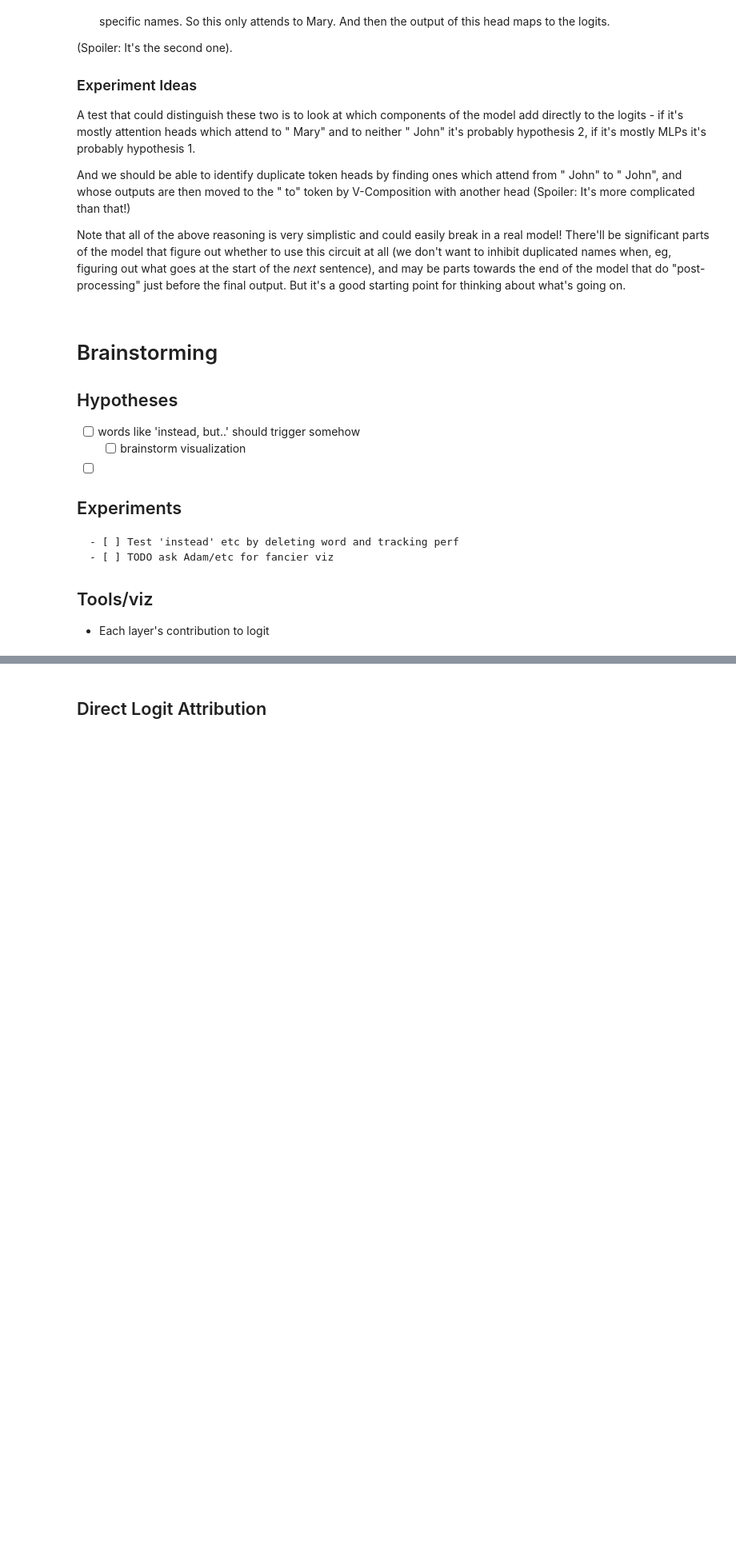
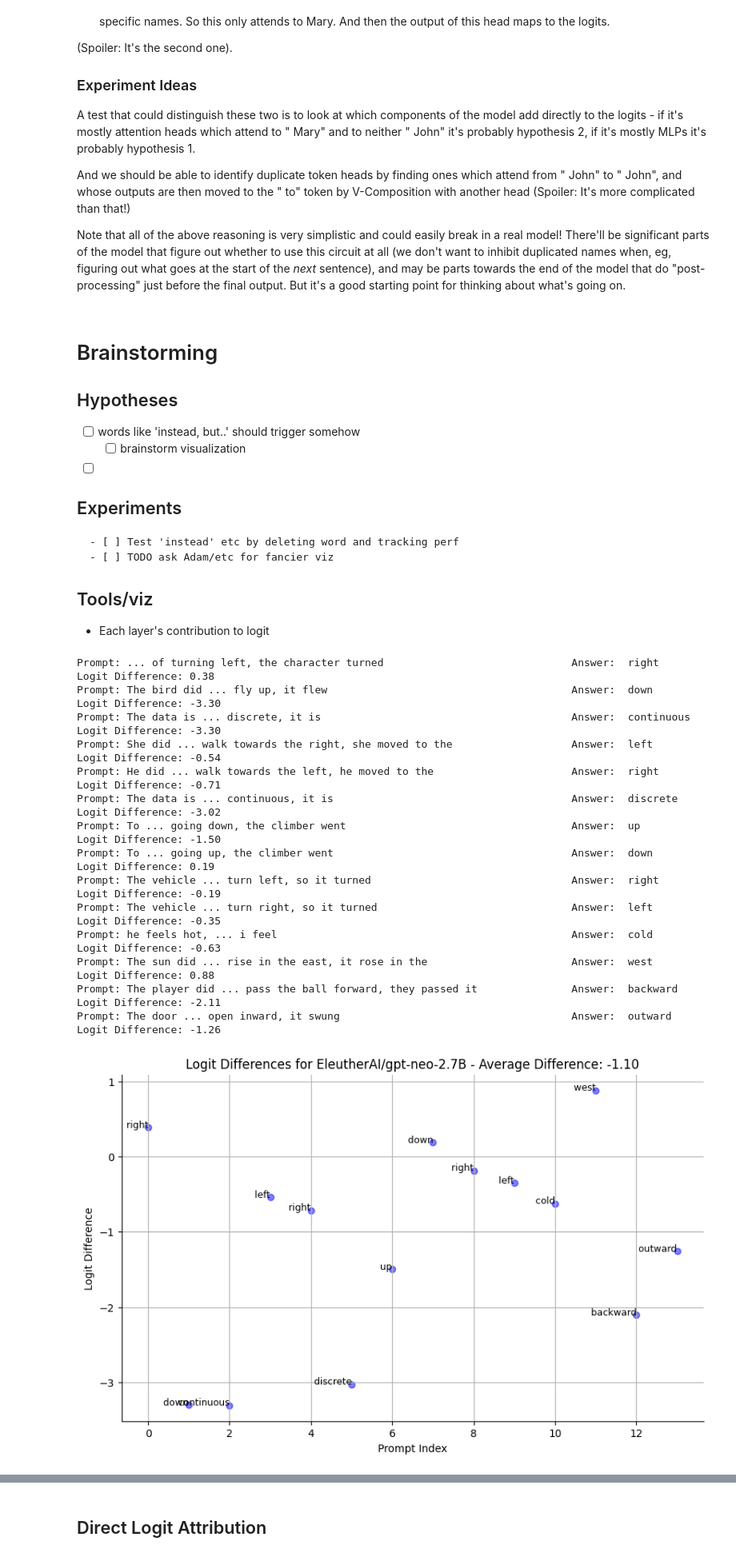
Before and after one commit to alok/nanda-mech-interp, a Jupyter notebook: src/nanda_mech_interp/experiments.ipynb, the cells around one changed output, grey strips where cells are left out. Shown at 80% size. Saved outputs shown, nothing was run; the diff lists cells and outputs as text; code cells hidden in the pictures; folded sections open; blank space fills up the shorter version.

Commit message:
Test eliding words

```diff
--- a/src/nanda_mech_interp/experiments.ipynb
+++ b/src/nanda_mech_interp/experiments.ipynb
@@ -654,0 +548,18 @@ Note that all of the above reasoning is very simplistic and could easily break i
+# %%
+test_prompts_and_answers(elided_prompts_and_answers, model)
+# %% [output]
+Prompt: ... of turning left, the character turned                              Answer:  right          Logit Difference: 0.38
+Prompt: The bird did ... fly up, it flew                                       Answer:  down           Logit Difference: -3.30
+Prompt: The data is ... discrete, it is                                        Answer:  continuous     Logit Difference: -3.30
+Prompt: She did ... walk towards the right, she moved to the                   Answer:  left           Logit Difference: -0.54
+Prompt: He did ... walk towards the left, he moved to the                      Answer:  right          Logit Difference: -0.71
+Prompt: The data is ... continuous, it is                                      Answer:  discrete       Logit Difference: -3.02
+Prompt: To ... going down, the climber went                                    Answer:  up             Logit Difference: -1.50
+Prompt: To ... going up, the climber went                                      Answer:  down           Logit Difference: 0.19
+Prompt: The vehicle ... turn left, so it turned                                Answer:  right          Logit Difference: -0.19
+Prompt: The vehicle ... turn right, so it turned                               Answer:  left           Logit Difference: -0.35
+Prompt: he feels hot, ... i feel                                               Answer:  cold           Logit Difference: -0.63
+Prompt: The sun did ... rise in the east, it rose in the                       Answer:  west           Logit Difference: 0.88
+Prompt: The player did ... pass the ball forward, they passed it               Answer:  backward       Logit Difference: -2.11
+Prompt: The door ... open inward, it swung                                     Answer:  outward        Logit Difference: -1.26
+[figure, added]
```
Also changed, not shown: parts of 14 cells of this notebook.
